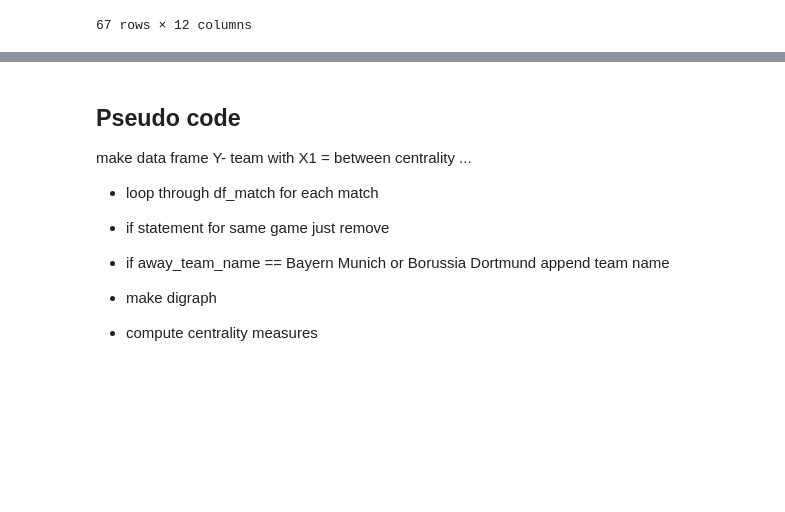
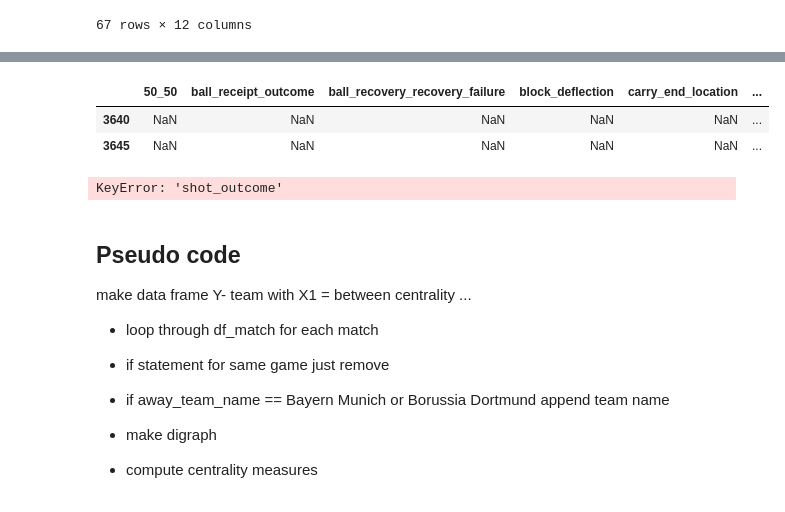
Before and after one commit to barrettb/Soccer-Network-Analysis, a Jupyter notebook: mod_Lyon_vs_Monaco.ipynb, the cells around one changed output, grey strips where cells are left out. Cells and saved outputs as stored; diff of their text form; code cells hidden in the pictures; blank space fills up the shorter version.

```diff
--- a/mod_Lyon_vs_Monaco.ipynb
+++ b/mod_Lyon_vs_Monaco.ipynb
@@ -62,3 +72,18 @@ teams = parser.match(competition_id=7, season_id=27)
+# %%
+df, related, freeze, tactics = parser.event(3901178)
+events = sb.events(match_id=3901178)
+events[events['shot_outcome'] == 'Goal']
+# %% [output]
+|  | 50_50 | ball_receipt_outcome | ball_recovery_recovery_failure | block_deflection | carry_end_location | ... |
+| 3640 | NaN | NaN | NaN | NaN | NaN | ... |
+| 3645 | NaN | NaN | NaN | NaN | NaN | ... |
+# %%
+df['match_outcome'] = 'Tie'  # Default to Te
+
+df.loc[df['shot_outcome'] == 'Goal', 'match_outcome'] = 'Win'  # If there's a goal
+df.loc[(df['possession_team'] != df['team']) & (df['shot_outcome'] == 'Goal'), 'match_outcome']
+# %% [output]
+KeyError: 'shot_outcome'
 # %% [markdown]
 ##  Pseudo code
 make data frame
```
Also changed, not shown: parts of 7 cells of this notebook, 3 other files.
